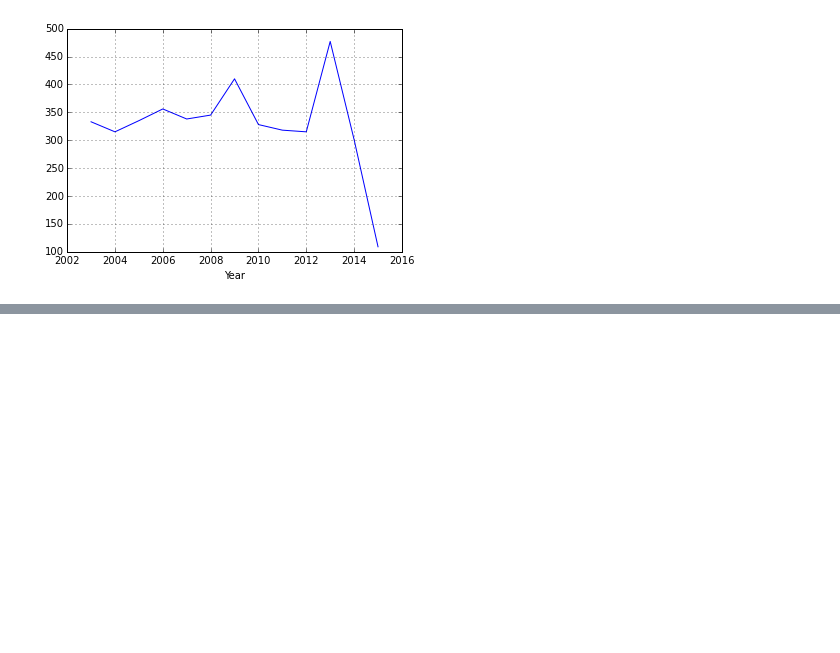
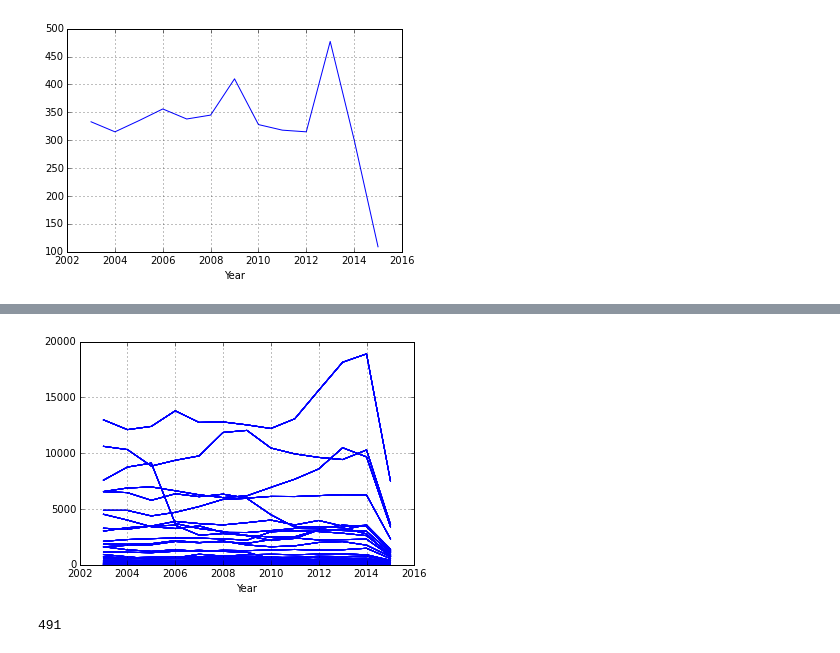
Before and after one commit to arundhaj/kaggle, a Jupyter notebook: sf_crime/sandbox.ipynb, the cells around one changed output, grey strips where cells are left out. Saved outputs shown, nothing was run; the diff lists cells and outputs as text; code cells hidden in the pictures; blank space fills up the shorter version.

```diff
--- a/sf_crime/sandbox.ipynb
+++ b/sf_crime/sandbox.ipynb
@@ -184,0 +186,9 @@ for key, group in cat_year_group:
+# %%
+for key, group in cat_year_group:
+    cat_year_group_size[key[0]].plot(kind='line')
+# %% [output]
+[figure, added]
+# %%
+cat_year_group_size.size
+# %% [output]
+491
```
Also changed, not shown: parts of 3 cells of this notebook.
